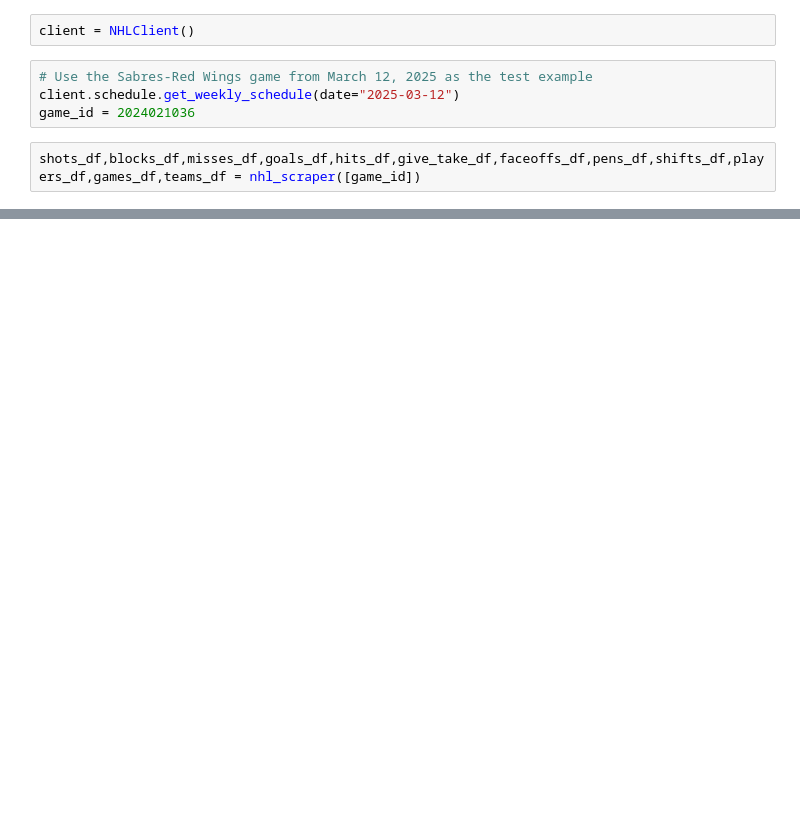
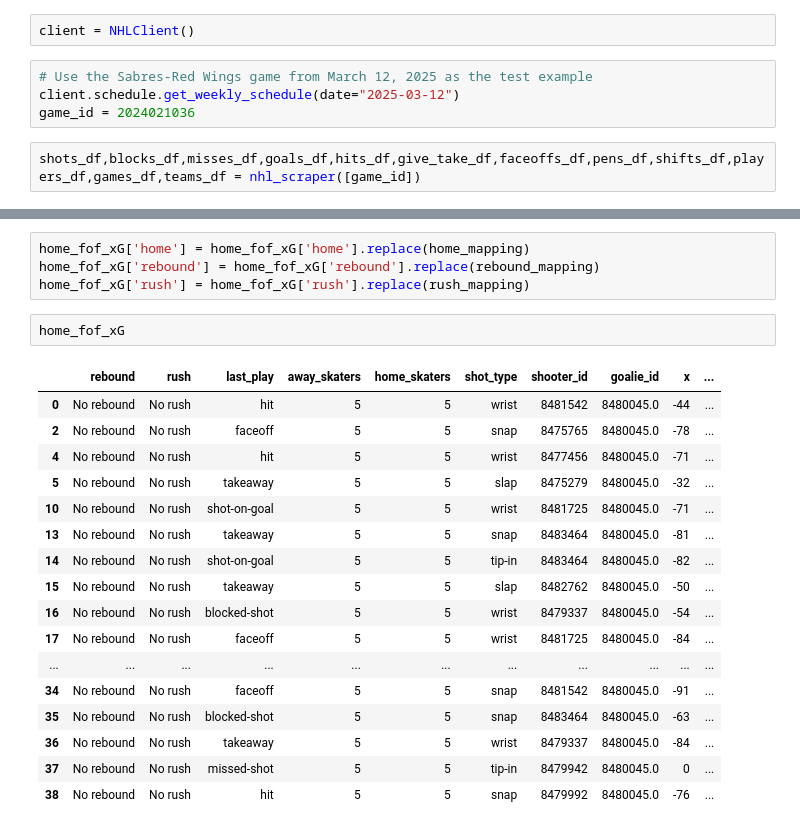
Before and after one commit to nolantphillips/nhl_game_reports, a Jupyter notebook: notebooks/01_scrape_data.ipynb, the cells around one changed output, grey strips where cells are left out. Saved outputs shown, nothing was run; the diff lists cells and outputs as text; blank space fills up the shorter version.

```diff
--- a/notebooks/01_scrape_data.ipynb
+++ b/notebooks/01_scrape_data.ipynb
@@ -43,0 +431,24 @@ shots_df
+# %%
+home_fof_xG['home'] = home_fof_xG['home'].replace(home_mapping)
+home_fof_xG['rebound'] = home_fof_xG['rebound'].replace(rebound_mapping)
+home_fof_xG['rush'] = home_fof_xG['rush'].replace(rush_mapping)
+# %%
+home_fof_xG
+# %% [output]
+|  | rebound | rush | last_play | away_skaters | home_skaters | shot_type | shooter_id | goalie_id | x | ... |
+| 0 | No rebound | No rush | hit | 5 | 5 | wrist | 8481542 | 8480045.0 | -44 | ... |
+| 2 | No rebound | No rush | faceoff | 5 | 5 | snap | 8475765 | 8480045.0 | -78 | ... |
+| 4 | No rebound | No rush | hit | 5 | 5 | wrist | 8477456 | 8480045.0 | -71 | ... |
+| 5 | No rebound | No rush | takeaway | 5 | 5 | slap | 8475279 | 8480045.0 | -32 | ... |
+| 10 | No rebound | No rush | shot-on-goal | 5 | 5 | wrist | 8481725 | 8480045.0 | -71 | ... |
+| 13 | No rebound | No rush | takeaway | 5 | 5 | snap | 8483464 | 8480045.0 | -81 | ... |
+| 14 | No rebound | No rush | shot-on-goal | 5 | 5 | tip-in | 8483464 | 8480045.0 | -82 | ... |
+| 15 | No rebound | No rush | takeaway | 5 | 5 | slap | 8482762 | 8480045.0 | -50 | ... |
+| 16 | No rebound | No rush | blocked-shot | 5 | 5 | wrist | 8479337 | 8480045.0 | -54 | ... |
+| 17 | No rebound | No rush | faceoff | 5 | 5 | wrist | 8481725 | 8480045.0 | -84 | ... |
+| ... | ... | ... | ... | ... | ... | ... | ... | ... | ... | ... |
+| 34 | No rebound | No rush | faceoff | 5 | 5 | snap | 8481542 | 8480045.0 | -91 | ... |
+| 35 | No rebound | No rush | blocked-shot | 5 | 5 | snap | 8483464 | 8480045.0 | -63 | ... |
+| 36 | No rebound | No rush | takeaway | 5 | 5 | wrist | 8479337 | 8480045.0 | -84 | ... |
+| 37 | No rebound | No rush | missed-shot | 5 | 5 | tip-in | 8479942 | 8480045.0 | 0 | ... |
+| 38 | No rebound | No rush | hit | 5 | 5 | snap | 8479992 | 8480045.0 | -76 | ... |
```
Also changed, not shown: parts of 73 cells of this notebook, 7 other files.
